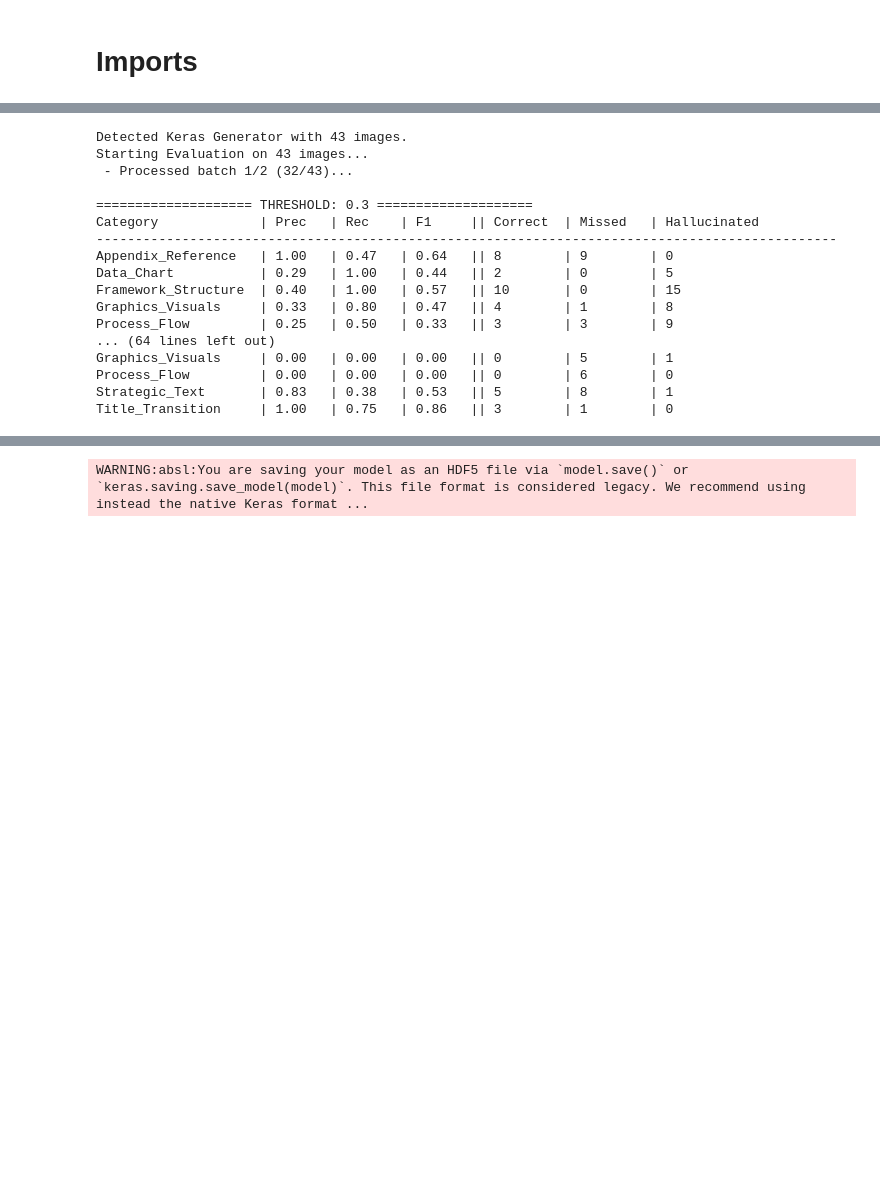
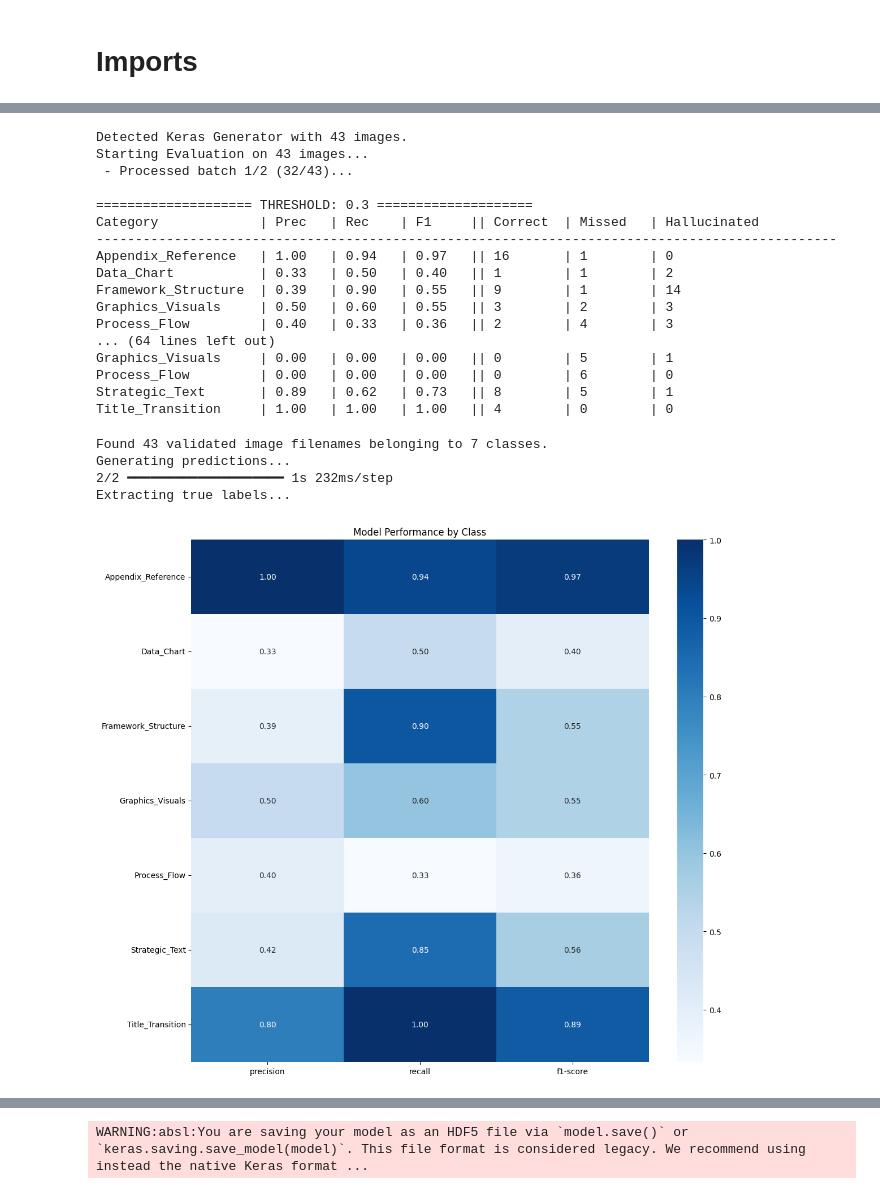
Before and after one commit to noahsg/slide_critiquer, a Jupyter notebook: train_multilabel_expirementation.ipynb, the cells around one changed output, grey strips where cells are left out. Saved outputs shown, nothing was run; the diff lists cells and outputs as text; code cells hidden in the pictures; blank space fills up the shorter version.

```diff
--- a/train_multilabel_expirementation.ipynb
+++ b/train_multilabel_expirementation.ipynb
@@ -605,7 +607,7 @@ def analyze_thresholds_per_class(model, val_dataset, class_names=None):
 
 # --- RUN IT ---
 # No need to manually calculate totals anymore.
-analyze_thresholds_per_class(best_model, validation_dataset)
+analyze_thresholds_per_class(numbered_model, validation_dataset)
 # %% [output]
 Detected Keras Generator with 43 images.
 Starting Evaluation on 43 images...
@@ -614,18 +616,18 @@ Starting Evaluation on 43 images...
 ==================== THRESHOLD: 0.3 ====================
 Category             | Prec   | Rec    | F1     || Correct  | Missed   | Hallucinated
 -----------------------------------------------------------------------------------------------
-Appendix_Reference   | 1.00   | 0.47   | 0.64   || 8        | 9        | 0
-Data_Chart           | 0.29   | 1.00   | 0.44   || 2        | 0        | 5
-Framework_Structure  | 0.40   | 1.00   | 0.57   || 10       | 0        | 15
-Graphics_Visuals     | 0.33   | 0.80   | 0.47   || 4        | 1        | 8
-Process_Flow         | 0.25   | 0.50   | 0.33   || 3        | 3        | 9
+Appendix_Reference   | 1.00   | 0.94   | 0.97   || 16       | 1        | 0
+Data_Chart           | 0.33   | 0.50   | 0.40   || 1        | 1        | 2
+Framework_Structure  | 0.39   | 0.90   | 0.55   || 9        | 1        | 14
+Graphics_Visuals     | 0.50   | 0.60   | 0.55   || 3        | 2        | 3
+Process_Flow         | 0.40   | 0.33   | 0.36   || 2        | 4        | 3
 ... (64 lines left out)
 Graphics_Visuals     | 0.00   | 0.00   | 0.00   || 0        | 5        | 1
 Process_Flow         | 0.00   | 0.00   | 0.00   || 0        | 6        | 0
-Strategic_Text       | 0.83   | 0.38   | 0.53   || 5        | 8        | 1
-Title_Transition     | 1.00   | 0.75   | 0.86   || 3        | 1        | 0
+Strategic_Text       | 0.89   | 0.62   | 0.73   || 8        | 5        | 1
+Title_Transition     | 1.00   | 1.00   | 1.00   || 4        | 0        | 0
 # %%
-selected_model = best_model
+selected_model = numbered_model
 
 import seaborn as sns
 import matplotlib.pyplot as plt
@@ -660,33 +662,39 @@ y_pred = (y_pred_probs > prediction_threshold).astype(int)
 print("Extracting true labels...")
 y_true = []
 for i in range(len(eval_dataset)):
     _, batch_y = eval_dataset[i]
     y_true.append(batch_y)
 y_true = np.vstack(y_true)
 
 # 4. Generate Classification Report
 # Ensure labels_map is {0: 'TagA', 1: 'TagB'}
 ordered_class_names = [labels_map[i] for i in range(len(labels_map))]
 
 report_dict = classification_report(
     y_true,
     y_pred,
     target_names=ordered_class_names,
     output_dict=True,
     zero_division=0
 )
 
 # 5. Visualize
 report_df = pd.DataFrame(report_dict).transpose()
 
 # Filter out the support/avg rows to focus on classes
 plot_df = report_df.drop(['micro avg', 'macro avg', 'weighted avg', 'samples avg'], errors='ignore')
 
 plt.figure(figsize=(12, 10)) # Adjusted size
 sns.heatmap(plot_df[['precision', 'recall', 'f1-score']], annot=True, cmap="Blues", fmt=".2f")
 plt.title("Model Performance by Class")
 plt.tight_layout()
 plt.show()
+# %% [output]
+Found 43 validated image filenames belonging to 7 classes.
+Generating predictions...
+2/2 ━━━━━━━━━━━━━━━━━━━━ 1s 232ms/step
+Extracting true labels...
+[figure, added]
 # %%
 import matplotlib.pyplot as plt
 import numpy as np
```
Also changed, not shown: parts of 7 cells of this notebook, 27 other files.
